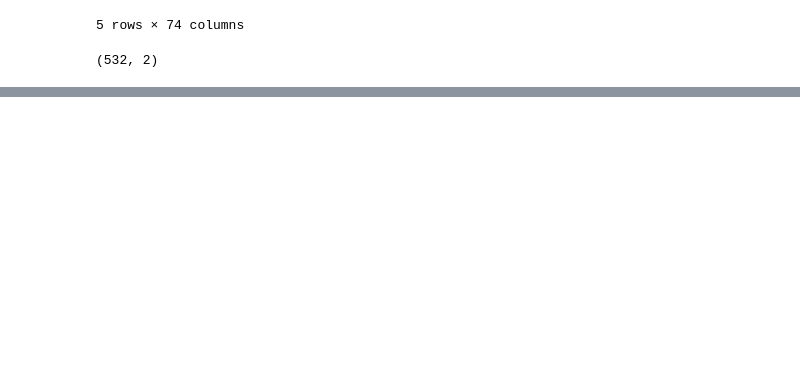
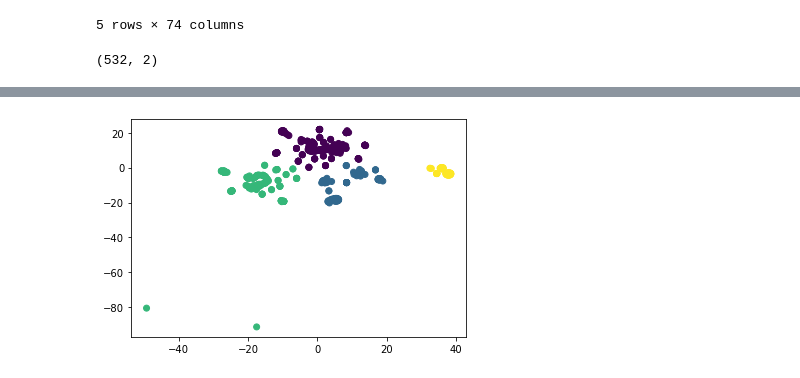
Before and after one commit to kentyjorge/cryptocurrency, a Jupyter notebook: cryptomodel.ipynb, the cells around one changed output, grey strips where cells are left out. Drawn from its saved outputs; the diff is of its cells as text; code cells hidden in the pictures; blank space fills up the shorter version.

```diff
--- a/cryptomodel.ipynb
+++ b/cryptomodel.ipynb
@@ -153,0 +197,3 @@ plt.show()
+# %%
+crypto_df = pd.DataFrame(crypto)
+crypto_df.head()
@@ -153,0 +207,13 @@ plt.show()
+# %%
+model = KMeans(n_clusters=4, random_state=0)
+
+# Train the model
+model.fit(crypto)
+
+# Predict clusters
+predictions = model.predict(crypto)
+
+# Create return DataFrame with predicted clusters
+crypto_df["class"] = model.labels_
+
+predictions
@@ -153,0 +254,5 @@ plt.show()
+# %%
+# add the coin names to the crypto df with classes for clustering
+
+crypto_clusters_df = pd.concat([coins_df, crypto_df],axis=1)
+crypto_clusters_df.head()
@@ -153,0 +266,5 @@ plt.show()
+# %%
+plt.scatter(crypto_clusters_df[0],crypto_clusters_df[1],c=crypto_clusters_df['class'])
+plt.show()
+# %% [output]
+[figure, added]
```
Also changed, not shown: parts of 20 cells of this notebook.
